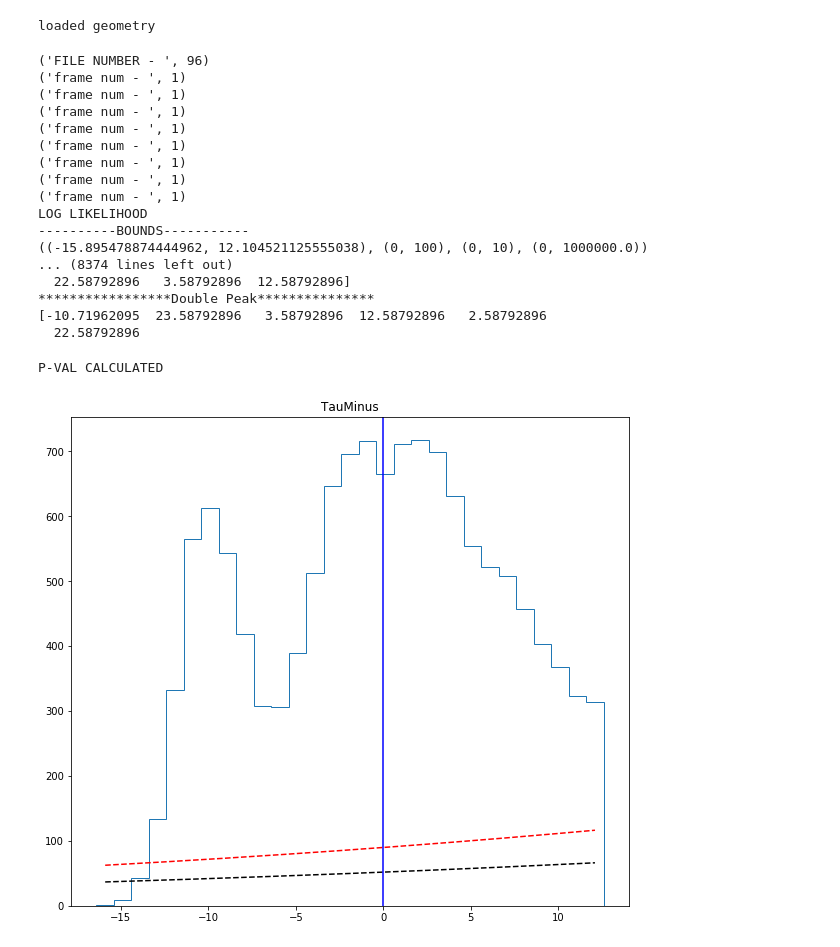
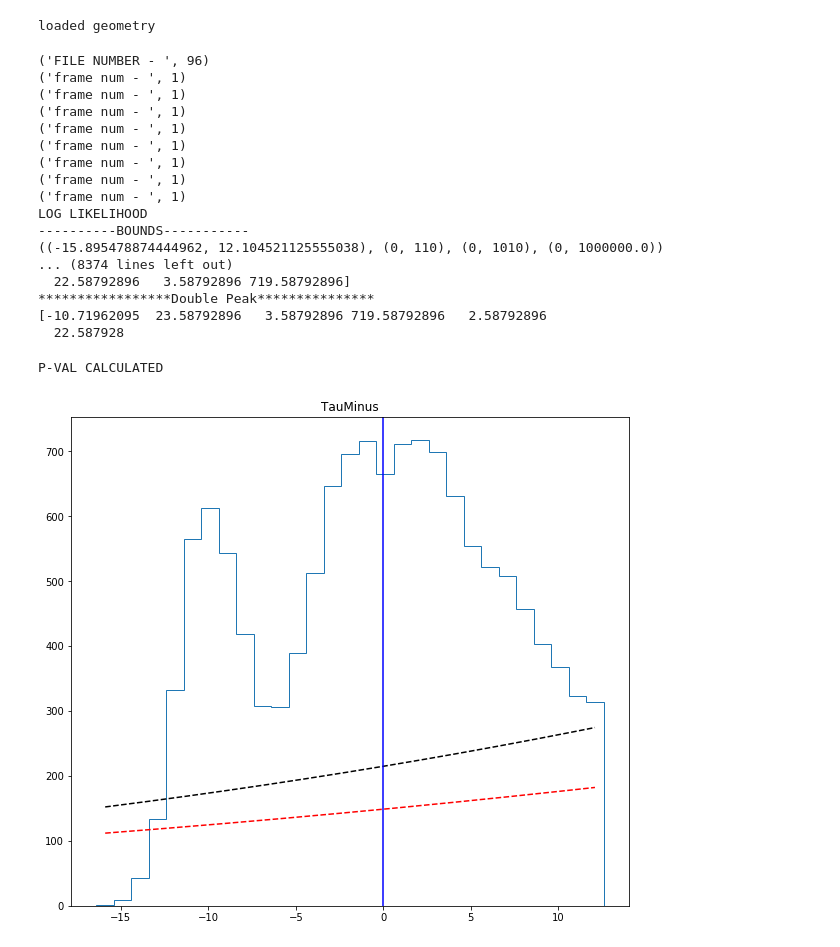
Before and after one commit to ka-til/P-ONE_NuTau, a Jupyter notebook: BiGauss/likelihood_fit_revised.ipynb, the cells around one changed output. Drawn from its saved outputs; the diff is of its cells as text; code cells hidden in the pictures.

```diff
--- a/BiGauss/likelihood_fit_revised.ipynb
+++ b/BiGauss/likelihood_fit_revised.ipynb
@@ -249,18 +249,18 @@ for i in range(96, 97):
                 '''
 
                 nll = lambda *args: log_likelihood_biGauss(*args)
-                initial_biGauss = np.array([final_mean, 20, 1, max(num)])
+                initial_biGauss = np.array([final_mean, 50, 5, max(num)])
                 #bnds_biGauss = ((min(bin_centers), mean_timeArrival), (0, 20), (0, 2), (0, max(num)), (mean_timeArrival, max(bin_centers)), (0, 20), (0, 2), (0, max(num)))
 
                 #print(len(num), len(initial_biGauss), initial_biGauss)
-                bnds_biGauss = ((min(bin_centers), max(bin_centers)), (0, 100), (0, 10), (0, 1e6))
+                bnds_biGauss = ((min(bin_centers), max(bin_centers)), (0, 110), (0, 1010), (0, 1e6))
                 print('----------BOUNDS-----------')
                 print(bnds_biGauss)
                 soln_biGauss = minimize(log_likelihood_biGauss, initial_biGauss, args=(num, bin_centers),
                                     method='Powell', bounds = bnds_biGauss)
 
                 nll = lambda *args: log_likelihood_doublePeak(*args)
-                initial_doublePeak = np.array([min(bin_centers), 20, 1, 10, final_mean, 20, 1, 10])
+                initial_doublePeak = np.array([min(bin_centers), 20, 1, max(num), final_mean, 20, 1, max(num)])
                 bnds_doublePeak = ((min(bin_centers), final_mean), (0, 1e3), (0, 100), (0, 1e6),
                                (final_mean, max(bin_centers)), (0, 1e3), (0, 100), (0,1e6))
                 soln_doublePeak = minimize(log_likelihood_doublePeak, initial_doublePeak, args=(num, bin_centers),
@@ -410,37 +410,37 @@ for i in range(96, 97):
 
                     #plt.title('Tau')
 
 
 
 
 
         '''
         print(tot_timeList)
 
         bins = np.arange(min(tot_timeList), min(tot_timeList)+41, 1)
         num, bin_edges, _ = plt.hist(tot_timeList, bins=bins, histtype='step')
         plt.title('Tau')
         '''
         f = f+1
 # %% [output]
 ('FILE NUMBER - ', 96)
 ('frame num - ', 1)
 ('frame num - ', 1)
 ('frame num - ', 1)
 ('frame num - ', 1)
 ('frame num - ', 1)
 ('frame num - ', 1)
 ('frame num - ', 1)
 ('frame num - ', 1)
 LOG LIKELIHOOD
 ----------BOUNDS-----------
-((-15.895478874444962, 12.104521125555038), (0, 100), (0, 10), (0, 1000000.0))
+((-15.895478874444962, 12.104521125555038), (0, 110), (0, 1010), (0, 1000000.0))
 ... (8374 lines left out)
-  22.58792896   3.58792896  12.58792896]
+  22.58792896   3.58792896 719.58792896]
 *****************Double Peak***************
-[-10.71962095  23.58792896   3.58792896  12.58792896   2.58792896
-  22.58792896
+[-10.71962095  23.58792896   3.58792896 719.58792896   2.58792896
+  22.587928
 P-VAL CALCULATED
-[figure, old version]
+[figure, new version]
 # %%
 def printMinimizer():
```
